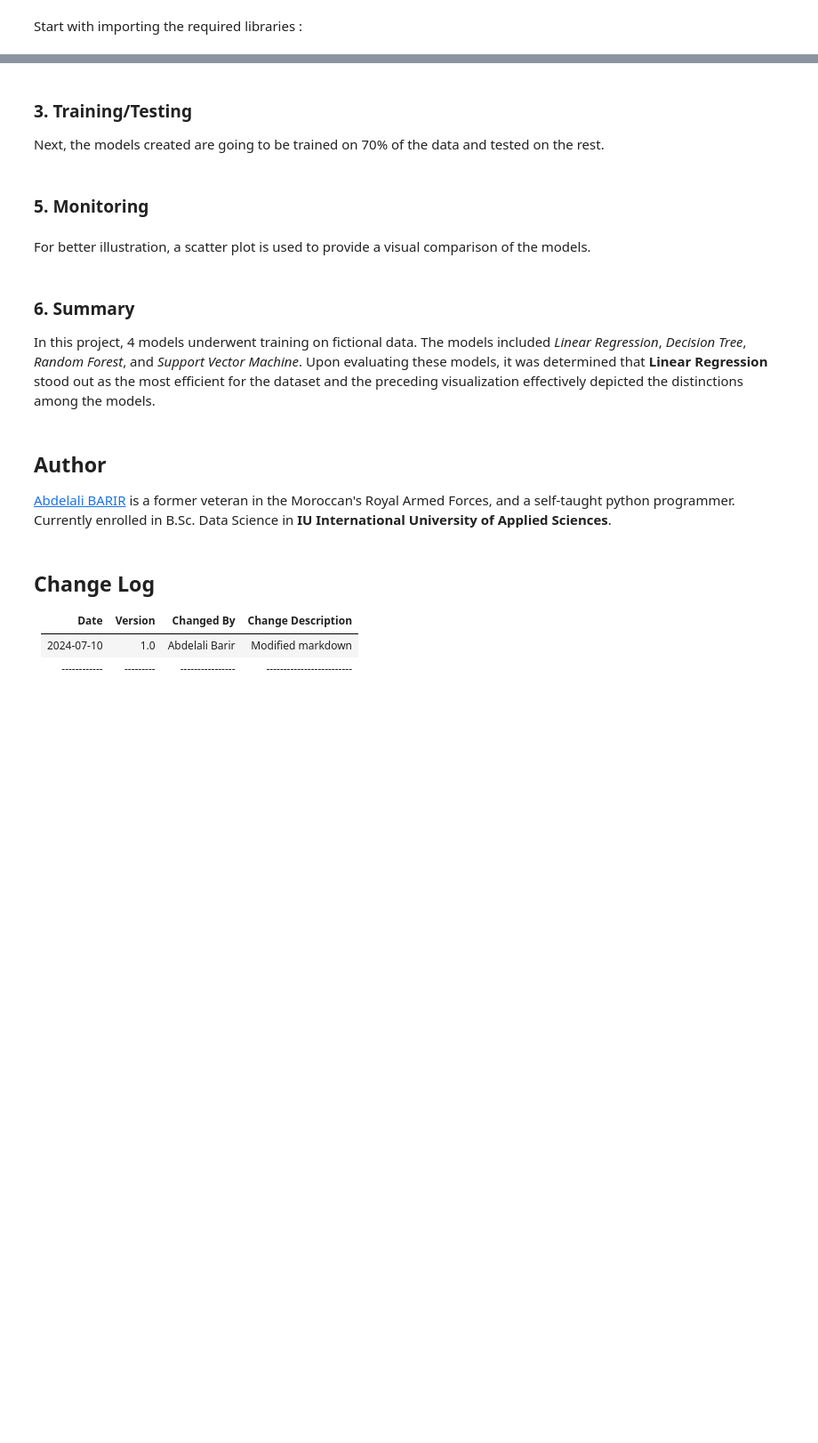
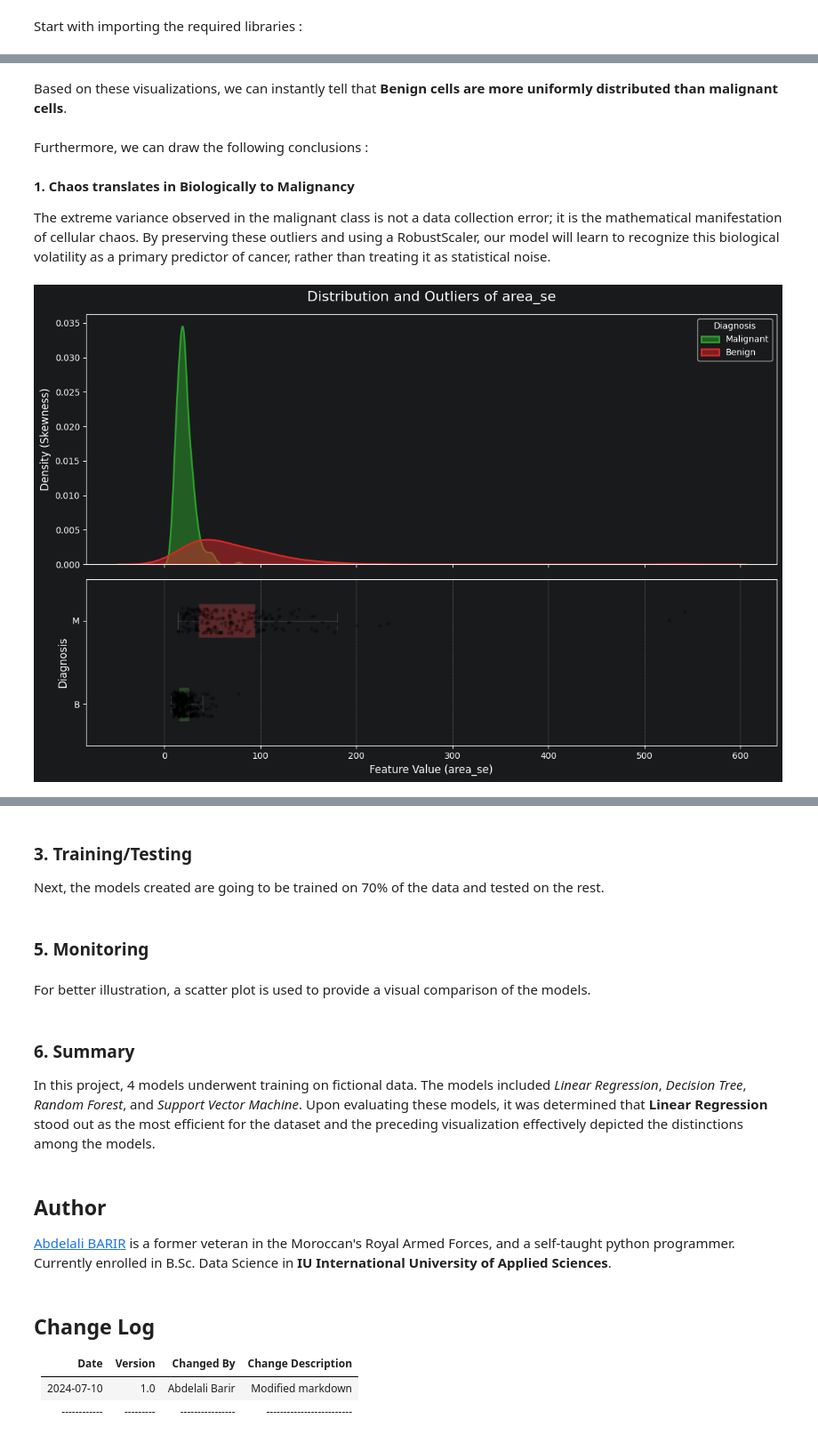
Before and after one commit to Alianger18/Projects_Portfolio, a Jupyter notebook: Project - Breast Cancer Detection/notebooks/model_creation.ipynb, the cells around one changed output, grey strips where cells are left out. Shown at 89% size. Drawn from its saved outputs; the diff is of its cells as text; code cells hidden in the pictures; blank space fills up the shorter version.

```diff
--- a/Project - Breast Cancer Detection/notebooks/model_creation.ipynb
+++ b/Project - Breast Cancer Detection/notebooks/model_creation.ipynb
@@ -63,0 +211,53 @@ Subsequently, the following models are chosen to become our model :
+# %% [markdown]
+Based on these visualizations, we can instantly tell that **Benign cells are more uniformly distributed than malignant cells**.
+# %% [markdown]
+Furthermore, we can draw the following conclusions :
+# %% [markdown]
+**1. Chaos translates in Biologically to Malignancy**
+
+The extreme variance observed in the malignant class is not a data collection error; it is the mathematical manifestation of cellular chaos. By preserving these outliers and using a RobustScaler, our model will learn to recognize this biological volatility as a primary predictor of cancer, rather than treating it as statistical noise.
+# %%
+# Choose the single most skewed/interesting feature to highlight
+feature_to_plot = 'area_se'
+
+# Create a figure with 2 subplots stacked vertically, sharing the X-axis
+fig, (ax_kde, ax_box) = plt.subplots(
+    2, 1,
+    figsize=(12, 8),
+    sharex=True,
+    gridspec_kw={"height_ratios": (.6, .4)} # KDE gets more space
+)
+
+# --- 1. The "Cloud" (Density Plot to show Skewness) ---
+sns.kdeplot(
+    data=data, x=feature_to_plot, hue='diagnosis',
+    fill=True, alpha=0.5, linewidth=2, ax=ax_kde,
+    palette={'B': '#2ca02c', 'M': '#d62728'}
+)
+ax_kde.set_title(f'Distribution and Outliers of {feature_to_plot}', fontsize=16, pad=15)
+ax_kde.set_ylabel('Density (Skewness)', fontsize=12)
+ax_kde.legend(title='Diagnosis', labels=['Malignant', 'Benign']) # Adjust based on your hue order
+
+# --- 2. The "Umbrella & Rain" (Boxplot + Strip Plot for Outliers) ---
+sns.boxplot(
+    data=data, x=feature_to_plot, y='diagnosis',
+    width=0.4, fliersize=0, # Hide default boxplot outliers so they don't double-print
+    ax=ax_box, palette={'B': '#2ca02c', 'M': '#d62728'},
+    boxprops=dict(alpha=0.4) # Make the boxes slightly transparent
+)
+
+# Overlay the actual data points to show the severity of the outliers
+sns.stripplot(
+    data=data, x=feature_to_plot, y='diagnosis',
+    size=4, color="black", alpha=0.3, jitter=0.15, ax=ax_box
+)
+
+ax_box.set_xlabel(f'Feature Value ({feature_to_plot})', fontsize=12)
+ax_box.set_ylabel('Diagnosis', fontsize=12)
+ax_box.grid(axis='x', linestyle='--', alpha=0.6)
+
+# Clean-up layout
+plt.tight_layout()
+plt.show()
+# %% [output]
+[figure, added]
```
Also changed, not shown: parts of 35 cells of this notebook.
